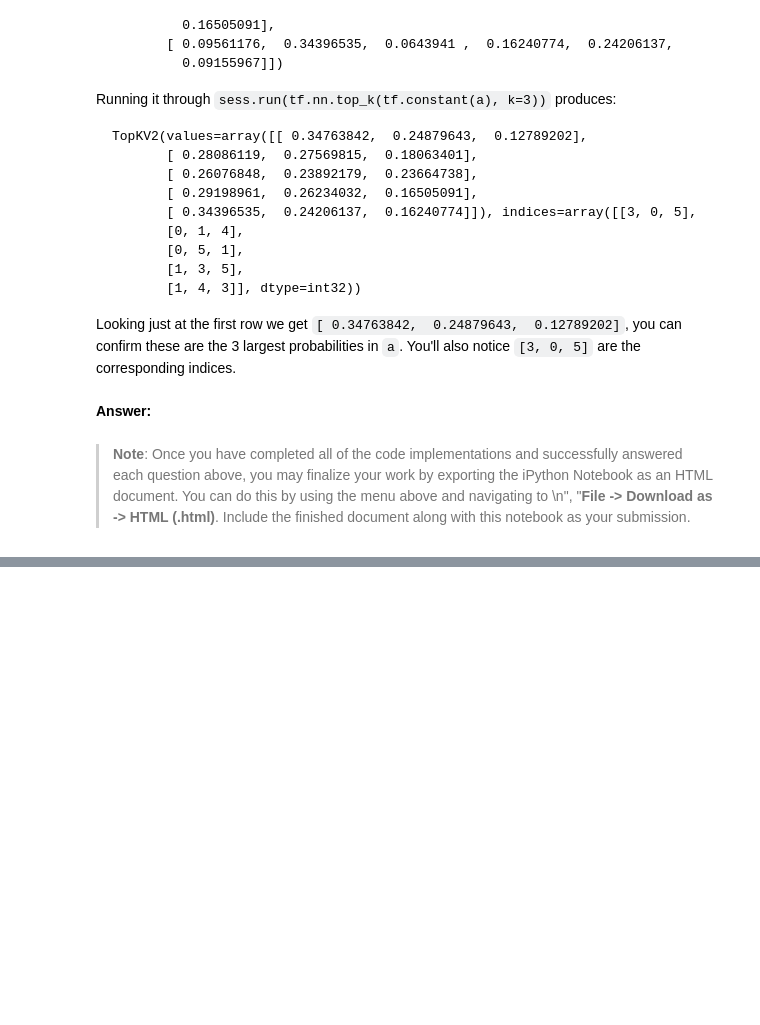
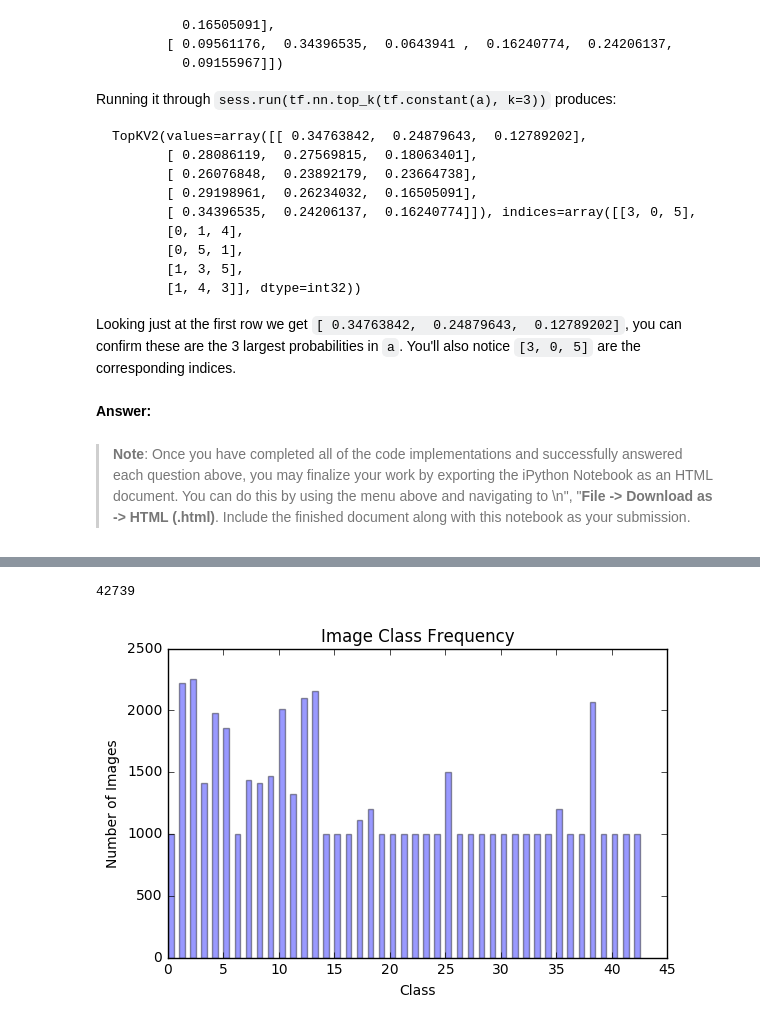
Before and after one commit to tnedev/traffic_sign_classifier, a Jupyter notebook: Traffic_Sign_Classifier.ipynb, the cells around one changed output, grey strips where cells are left out. Saved outputs shown, nothing was run; the diff lists cells and outputs as text; code cells hidden in the pictures; blank space fills up the shorter version.

```diff
--- a/Traffic_Sign_Classifier.ipynb
+++ b/Traffic_Sign_Classifier.ipynb
@@ -856,0 +926,12 @@ plt.imshow(np.asarray(new_image))
+# %%
+# plt.imshow(new_x_train[200])
+#plt.imshow(random.choice(X_train))
+print(len(X_train))
+X_train = np.append(X_train, new_x_train).reshape((-1,32,32,3))
+y_train = np.append(y_train, new_y_train)
+# %% [output]
+42739
+# %%
+plot_labels_count(y_train)
+# %% [output]
+[figure, added]
```
Also changed, not shown: parts of 7 cells of this notebook.
